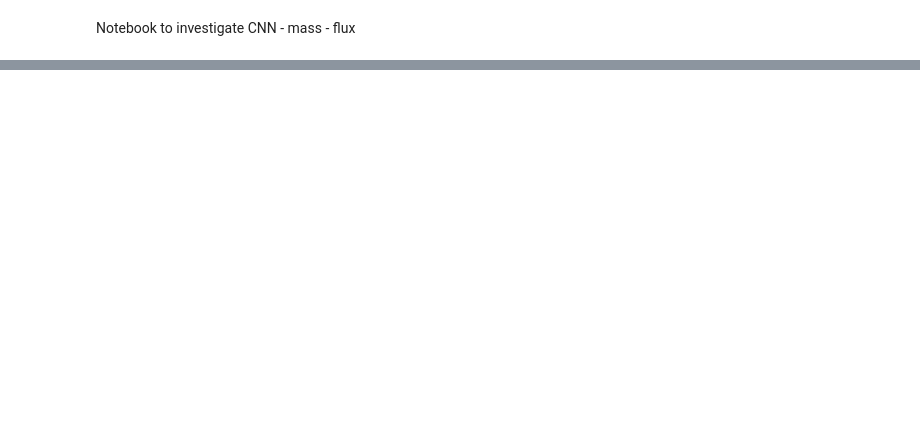
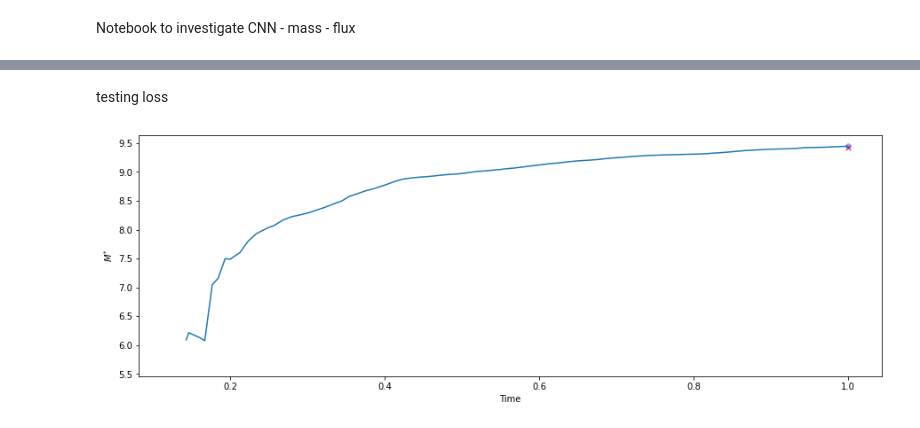
Before and after one commit to EiffL/sfh-inference-hackathon, a Jupyter notebook: notebooks/CNN_investigate.ipynb, the cells around one changed output, grey strips where cells are left out. Saved outputs shown, nothing was run; the diff lists cells and outputs as text; code cells hidden in the pictures; blank space fills up the shorter version.

```diff
--- a/notebooks/CNN_investigate.ipynb
+++ b/notebooks/CNN_investigate.ipynb
@@ -103,9 +120,0 @@ from tqdm import trange
-# %%
-loss_history = []
-optimizer = tf.keras.optimizers.Adam()
-nb_epochs = 10
-t = trange(nb_epochs, desc='training')
-for epoch in t:
-    for i, features in enumerate(dset):
-        loss = train_step(features)
-        loss_history.append(loss)
@@ -113,0 +129,2 @@ history = model.fit(x=dset['flux'], y=dset['quantile'][4], epochs=10)
+# %% [markdown]
+testing loss
@@ -113,0 +149,13 @@ history = model.fit(x=dset['flux'], y=dset['quantile'][4], epochs=10)
+# %%
+k = randint(0, len(features[0]))
+fig, ax = plt.subplots(1, 1, figsize=(15, 5))
+feature = np.ma.masked_values(features[2],0)
+ax.plot(features[3][k], np.log10(features[2][k])+10)
+#np.log10(features[2][k])+10
+predict[k] = np.ma.masked_values(predict[k],0)
+ax.scatter(1, np.log10(predict[k])+10, marker='x', color='red', s=30, alpha=0.7)
+ax.scatter(1, np.log10(features[2][k][0])+10, marker='o', color='blue', s=30, alpha=0.3)
+ax.set_xlabel('Time')
+ax.set_ylabel('$M^{*}$');
+# %% [output]
+[figure, added]
```
Also changed, not shown: parts of 18 cells of this notebook.
